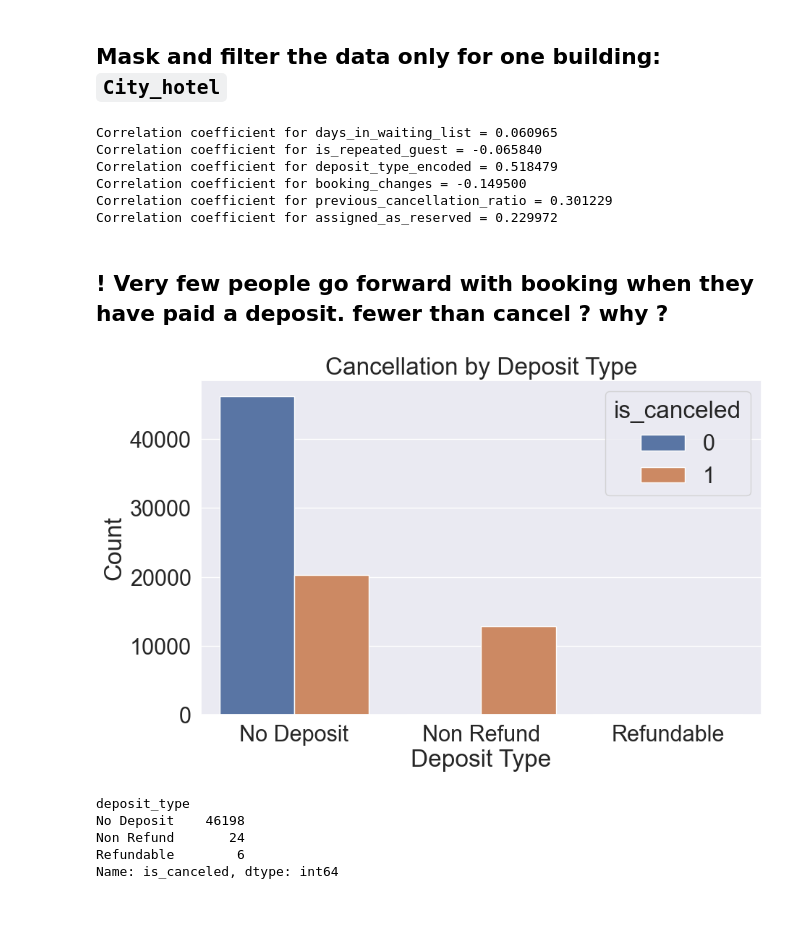
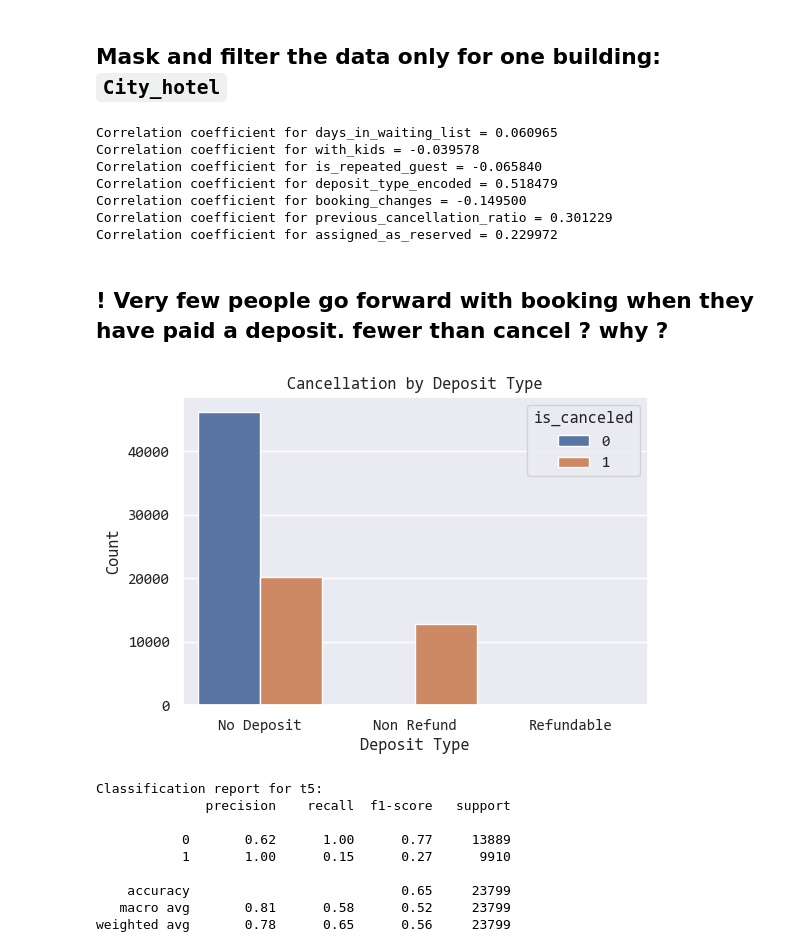
Before and after one commit to ursumarius/booking-cancellations-ML-intro, a Jupyter notebook: eda/hotel-booking-eda-intro-to-ml.ipynb, the cells around one changed output. Cells and saved outputs as stored; diff of their text form; code cells hidden in the pictures; blank space fills up the shorter version.

Commit message:
good precision and medium accuracy. first decision tree with depth 5 and one independent variable: previous_cancellation_ratio

```diff
--- a/eda/hotel-booking-eda-intro-to-ml.ipynb
+++ b/eda/hotel-booking-eda-intro-to-ml.ipynb
@@ -396,7 +396,8 @@ hotel_eng['deposit_type_encoded'].max()
 # %% [output]
 200.0
 # %%
-plt.figure(figsize=(10, 6))
+plt.figure(figsize=(6, 4))
+sns.set(font='Consolas', font_scale=1.0)
 sns.countplot(data=hotel_eng, x='deposit_type_encoded')
 plt.xlabel('Deposit Type')
 plt.ylabel('Count')
@@ -430,7 +431,7 @@ hotel_eng_city = hotel_eng[hotel_eng['hotel'] == 'City Hotel']
 # %%
 #Correlation coefficients for some of the suspected features
 
-independent_variables = ['days_in_waiting_list', 'is_repeated_guest', 'deposit_type_encoded', 'booking_changes', 'previous_cancellation_ratio', 'assigned_as_reserved']
+independent_variables = ['days_in_waiting_list', 'with_kids', 'is_repeated_guest', 'deposit_type_encoded', 'booking_changes', 'previous_cancellation_ratio', 'assigned_as_reserved']
 dependent_variable = 'is_canceled'
 
 for i in independent_variables:
@@ -438,6 +439,7 @@ for i in independent_variables:
     print("Correlation coefficient for %s = %f" % (i, correlation_1))
 # %% [output]
 Correlation coefficient for days_in_waiting_list = 0.060965
+Correlation coefficient for with_kids = -0.039578
 Correlation coefficient for is_repeated_guest = -0.065840
 Correlation coefficient for deposit_type_encoded = 0.518479
 Correlation coefficient for booking_changes = -0.149500
@@ -446,24 +448,57 @@ Correlation coefficient for assigned_as_reserved = 0.229972
 # %% [markdown]
 ## ! Very few people go forward with booking when they have paid a deposit. fewer than cancel ? why ?
 # %%
-# how much each deposit_type has in terms of cancellations
-plt.figure(figsize=(10, 6))
+plt.figure(figsize=(6, 4))
+sns.set(font='Consolas', font_scale=1.0)
 sns.countplot(data=hotel_eng_city, x='deposit_type', hue='is_canceled')
 plt.xlabel('Deposit Type')
 plt.ylabel('Count')
 plt.title('Cancellation by Deposit Type')
 plt.show()
-
-non_refund_cancelled = hotel_eng_city[hotel_eng_city['deposit_type'] == 'Non Refund']['is_canceled'].sum()
-non_refund_cancelled
-
-mask_is_canceled = hotel_eng_city[hotel_eng_city['is_canceled'] == 0]
-grouped_data = mask_is_canceled.groupby('deposit_type')['is_canceled'].count()
-grouped_data
 # %% [output]
-[figure, old version]
+[figure, new version]
-deposit_type
-No Deposit    46198
-Non Refund       24
-Refundable        6
-Name: is_canceled, dtype: int64
+# %%
+from sklearn.model_selection import train_test_split
+from sklearn import tree
+from sklearn.metrics import accuracy_score
+from sklearn.metrics import confusion_matrix
+import seaborn as sns
+from sklearn.metrics import classification_report
+
+
+
+#split into train and test 70/30
+hotel_eng_city_train, hotel_eng_city_test = train_test_split(hotel_eng_city, test_size=0.3, random_state=42)
+
+
+X_t5_train = hotel_eng_city_train[["previous_cancellation_ratio"]]
+
+y_t5_train = hotel_eng_city_train[["is_canceled"]]
+
+X_t5_test = hotel_eng_city_test[["previous_cancellation_ratio"]]
+y_t5_test = hotel_eng_city_test[["is_canceled"]]
+
+
+#run a first tree prediction with 5 bound depth and only one variable as X
+tree_bound5 = tree.DecisionTreeClassifier( max_depth = 5 )
+
+model_t5 = tree_bound5.fit(X_t5_train,y_t5_train)
+
+y_t5_predict = tree_bound5.predict(X_t5_test)
+
+accuracy_5t = accuracy_score(y_t5_test, y_t5_predict , normalize=False)
+cm_5t = confusion_matrix(y_t5_test, y_t5_predict)
+
+classification_report = classification_report(y_t5_test, y_t5_predict)
+print("Classification report for t5:")
+print(classification_report)
+# %% [output]
+Classification report for t5:
+              precision    recall  f1-score   support
+
+           0       0.62      1.00      0.77     13889
+           1       1.00      0.15      0.27      9910
+
+    accuracy                           0.65     23799
+   macro avg       0.81      0.58      0.52     23799
+weighted avg       0.78      0.65      0.56     23799
```
Also changed, not shown: parts of 5 cells of this notebook.
